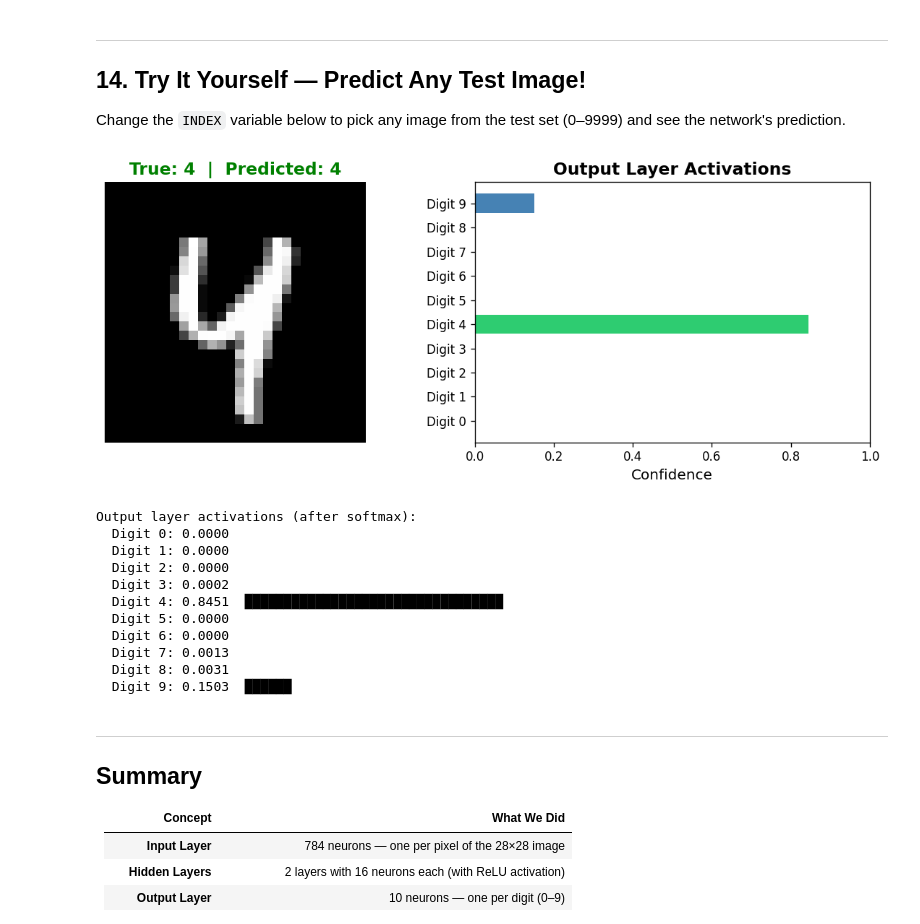
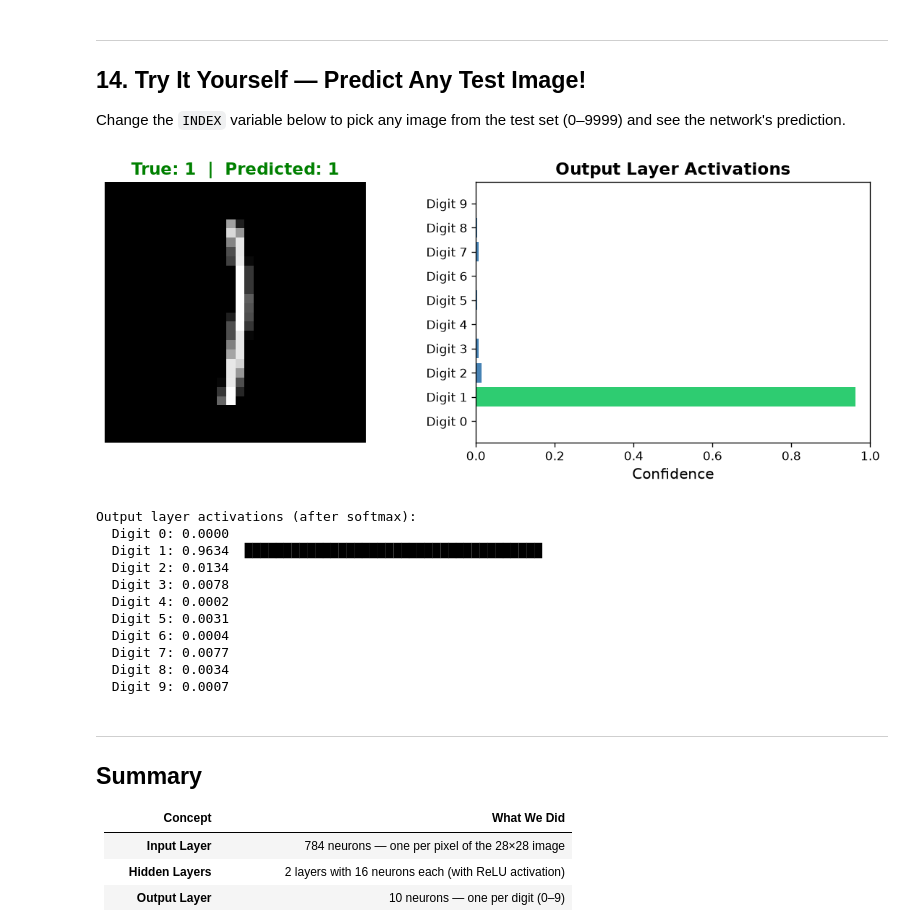
Before and after one commit to Pallavi-Pandey/St_claret_AI_sem_5, a Jupyter notebook: Day_1_15.07.2026/module_1_handson.ipynb, the cells around one changed output. Drawn from its saved outputs; the diff is of its cells as text; code cells hidden in the pictures.

```diff
--- a/Day_1_15.07.2026/module_1_handson.ipynb
+++ b/Day_1_15.07.2026/module_1_handson.ipynb
@@ -730,7 +730,7 @@ Final accuracy -- Small (16-16): 92.05%  |  Big (128-64): 93.59%
 Change the `INDEX` variable below to pick any image from the test set (0–9999) and see the network's prediction.
 # %%
 # Change this number to try different images!
-INDEX = 42  # <-- Try changing this to any number from 0 to 9999
+INDEX = 40  # <-- Try changing this to any number from 0 to 9999
 
 image, true_label = test_dataset[INDEX]
 
@@ -740,45 +740,45 @@ with torch.no_grad():
     probs = torch.softmax(output, dim=1).cpu().squeeze().numpy()
     predicted = probs.argmax()
 
 fig, (ax1, ax2) = plt.subplots(1, 2, figsize=(10, 4))
 
 # Show the image
 ax1.imshow(image.squeeze(), cmap='gray')
 color = 'green' if predicted == true_label else 'red'
 ax1.set_title(f'True: {true_label}  |  Predicted: {predicted}', fontsize=14, fontweight='bold', color=color)
 ax1.axis('off')
 
 # Show confidence
 colors = ['steelblue'] * 10
 colors[predicted] = '#2ecc71' if predicted == true_label else '#e74c3c'
 ax2.barh(range(10), probs, color=colors)
 ax2.set_yticks(range(10))
 ax2.set_yticklabels([f'Digit {i}' for i in range(10)])
 ax2.set_xlabel('Confidence', fontsize=12)
 ax2.set_title('Output Layer Activations', fontsize=14, fontweight='bold')
 ax2.set_xlim(0, 1)
 
 plt.tight_layout()
 plt.show()
 
 # Print the raw output values
 print('Output layer activations (after softmax):')
 for digit in range(10):
     bar = chr(9608) * int(probs[digit] * 40)
     print(f'  Digit {digit}: {probs[digit]:.4f}  {bar}')
 # %% [output]
-[figure, old version]
+[figure, new version]
 Output layer activations (after softmax):
   Digit 0: 0.0000
-  Digit 1: 0.0000
-  Digit 2: 0.0000
-  Digit 3: 0.0002
-  Digit 4: 0.8451  █████████████████████████████████
-  Digit 5: 0.0000
-  Digit 6: 0.0000
-  Digit 7: 0.0013
-  Digit 8: 0.0031
-  Digit 9: 0.1503  ██████
+  Digit 1: 0.9634  ██████████████████████████████████████
+  Digit 2: 0.0134
+  Digit 3: 0.0078
+  Digit 4: 0.0002
+  Digit 5: 0.0031
+  Digit 6: 0.0004
+  Digit 7: 0.0077
+  Digit 8: 0.0034
+  Digit 9: 0.0007
 # %% [markdown]
 ---
 ##  Summary
```
Also changed, not shown: parts of 10 cells of this notebook, 15 other files.
